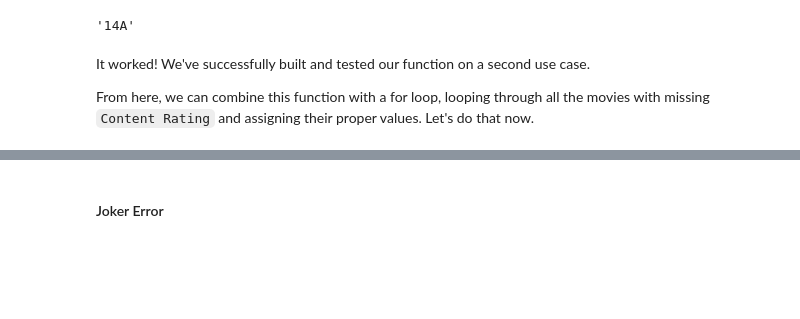
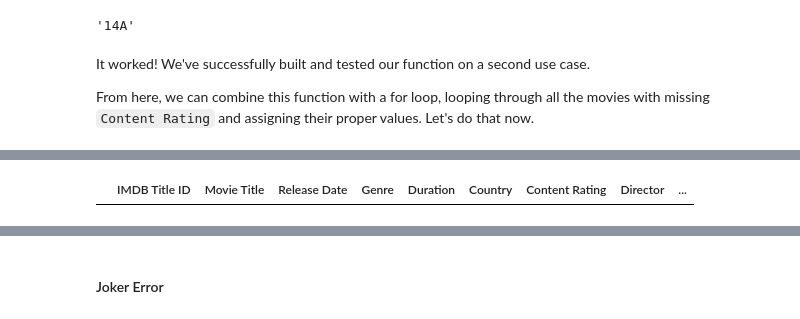
Before and after one commit to JorMir/imdb_data_cleaning, a Jupyter notebook: Dataset Cleaning.ipynb, the cells around one changed output, grey strips where cells are left out. Saved outputs shown, nothing was run; the diff lists cells and outputs as text; code cells hidden in the pictures; blank space fills up the shorter version.

Commit message:
Fixed for loop permanence issue

```diff
--- a/Dataset Cleaning.ipynb
+++ b/Dataset Cleaning.ipynb
@@ -485,13 +463,13 @@ movies_df.loc[]
 # %%
-# Creating a list of IMDB title IDs for the movies with missing content rating
+for index_value in movies_df[movies_df["Content Rating"].isna()].index:
 
+    # Using the index value to locate the movies IMDB Title ID
+    # Assigning the value to our imdb_title_id input for our function
+    imdb_title_id = movies_df.loc[index_value, "IMDB Title ID"]
 
-for imdb_title_id in movies_df.loc[missing_content_rating, "IMDB Title ID"]: # This works
+    # Using the index value to locate the movie's Content Rating
+    # Assigning the Content Rating for each movie using the return value from our custom function
+    movies_df.loc[index_value, "Content Rating"] = scrape_content_rating(f"{imdb_title_id}")
 
-    # Assigning the Content Rating for each movie using the return value from our custom function
-    movies_df.loc[missing_content_rating, "Content Rating"] = scrape_content_rating(f"{imdb_title_id}")
-
-
-
-    # Setting a sleep timer of 1 second to prevent rate limiting
-    time.sleep(1)
+    # Setting a sleep timer of 0.5 seconds to prevent rate limiting
+    time.sleep(0.5)
@@ -513,0 +476,5 @@ movies_df
+# %%
+# Checking for missing values after our for loop
+movies_df[movies_df["Content Rating"].isna()]
+# %% [output]
+|  | IMDB Title ID | Movie Title | Release Date | Genre | Duration | Country | Content Rating | Director | ... |
```
Also changed, not shown: parts of 9 cells of this notebook.
